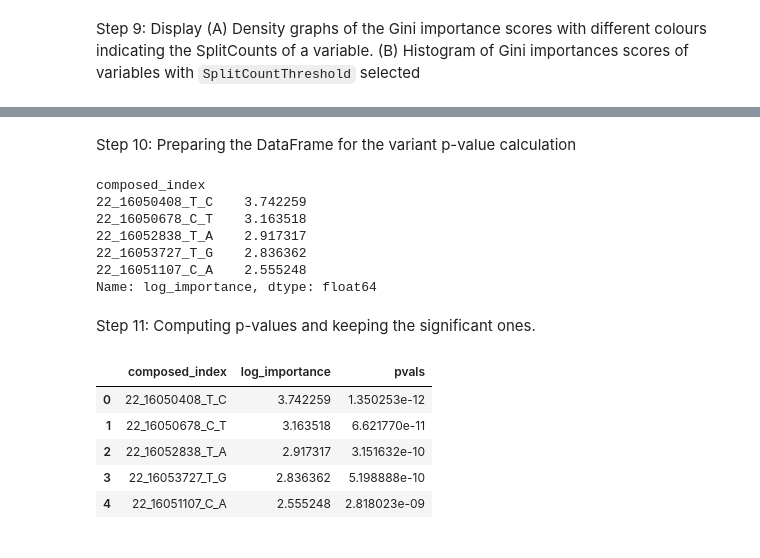
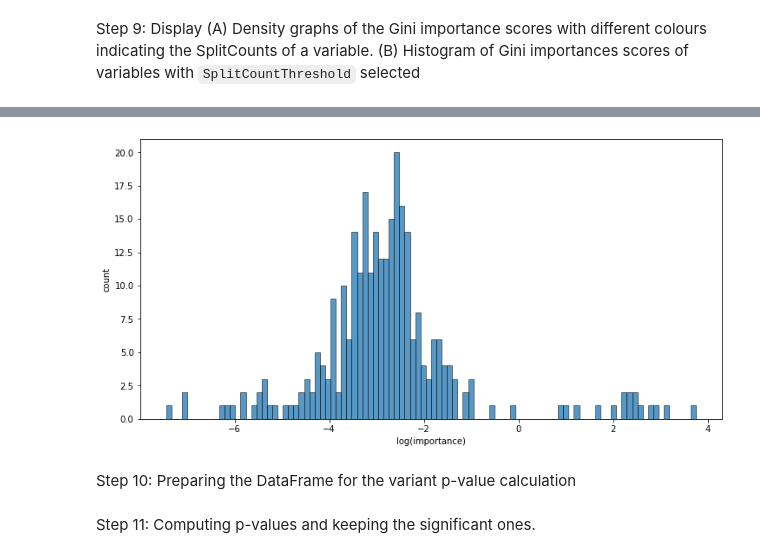
Before and after one commit to aehrc/VariantSpark, a Jupyter notebook: examples/computing_p-value_example.ipynb, the cells around one changed output, grey strips where cells are left out. Cells and saved outputs as stored; diff of their text form; code cells hidden in the pictures.

```diff
--- a/examples/computing_p-value_example.ipynb
+++ b/examples/computing_p-value_example.ipynb
@@ -194,30 +208,11 @@ plt.show()
+# %%
+fig, ax2 = plt.subplots(figsize=(10, 5), layout='constrained')
+pValCalc.plot_log_hist(ax2, 2)
+plt.show()
+# %% [output]
+[figure, added]
 # %% [markdown]
 Step 10: Preparing the DataFrame for the variant p-value calculation
-# %%
-df = df[df.importance > 0]
-df['composed_index'] = df.apply(lambda row: str(row['locus'][0])+'_'+str(row['locus'][1])+'_'+str('_'.join(row['alleles'])), axis=1)#.tolist()
-df = df[['composed_index','log_importance']].set_index('composed_index').squeeze()
-df.head()
-# %% [output]
-composed_index
-22_16050408_T_C    3.742259
-22_16050678_C_T    3.163518
-22_16052838_T_A    2.917317
-22_16053727_T_G    2.836362
-22_16051107_C_A    2.555248
-Name: log_importance, dtype: float64
 # %% [markdown]
 Step 11: Computing p-values and keeping the significant ones.
-# %%
-temp = run_it_importances(df)
-dfr = df.head(len(temp['ppp'])).reset_index()
-dfr['pvals'] = temp['ppp']
-dfr.head()
-# %% [output]
-|  | composed_index | log_importance | pvals |
-| 0 | 22_16050408_T_C | 3.742259 | 1.350253e-12 |
-| 1 | 22_16050678_C_T | 3.163518 | 6.621770e-11 |
-| 2 | 22_16052838_T_A | 2.917317 | 3.151632e-10 |
-| 3 | 22_16053727_T_G | 2.836362 | 5.198888e-10 |
-| 4 | 22_16051107_C_A | 2.555248 | 2.818023e-09 |
 # %%
```
Also changed, not shown: parts of 11 cells of this notebook.
